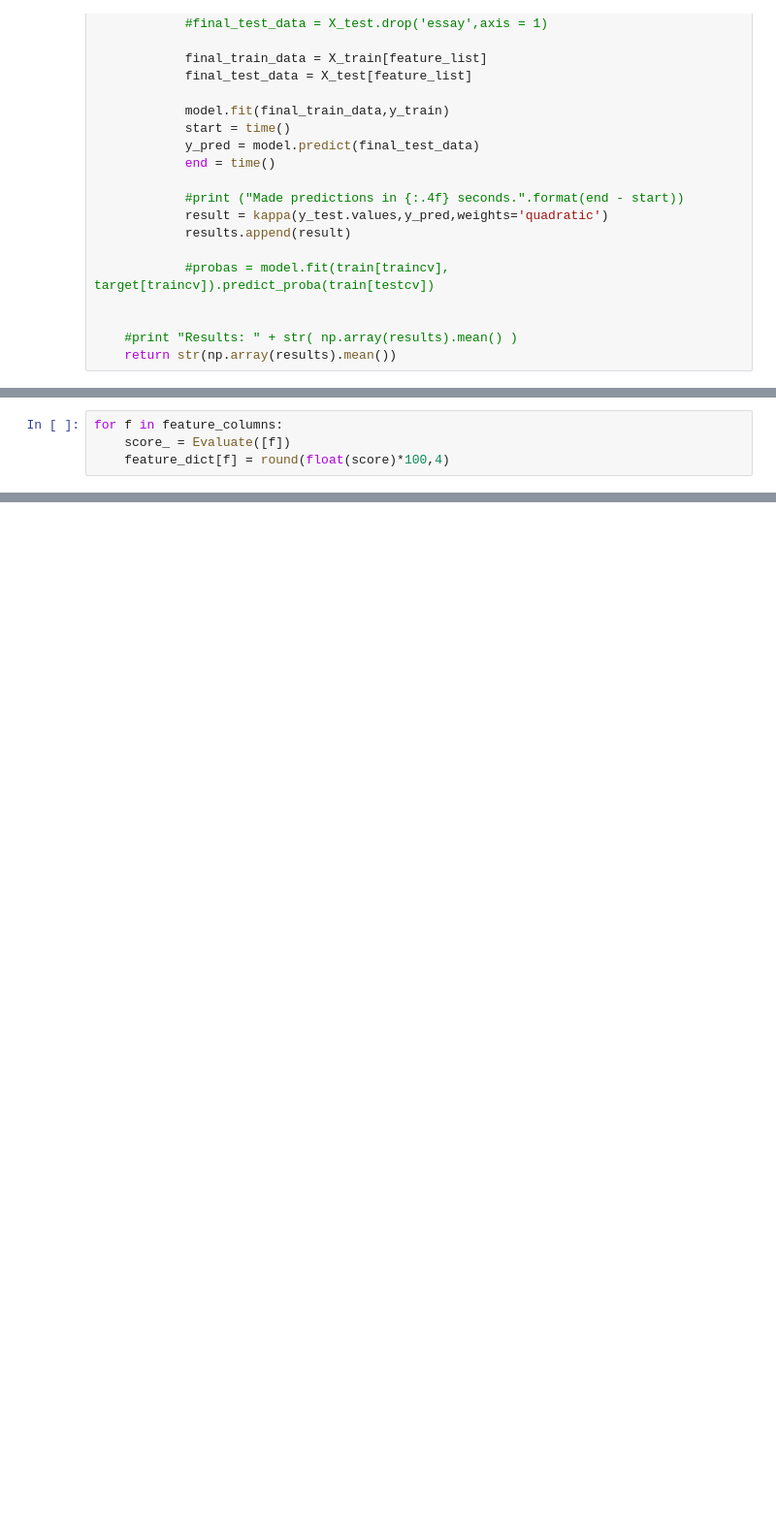
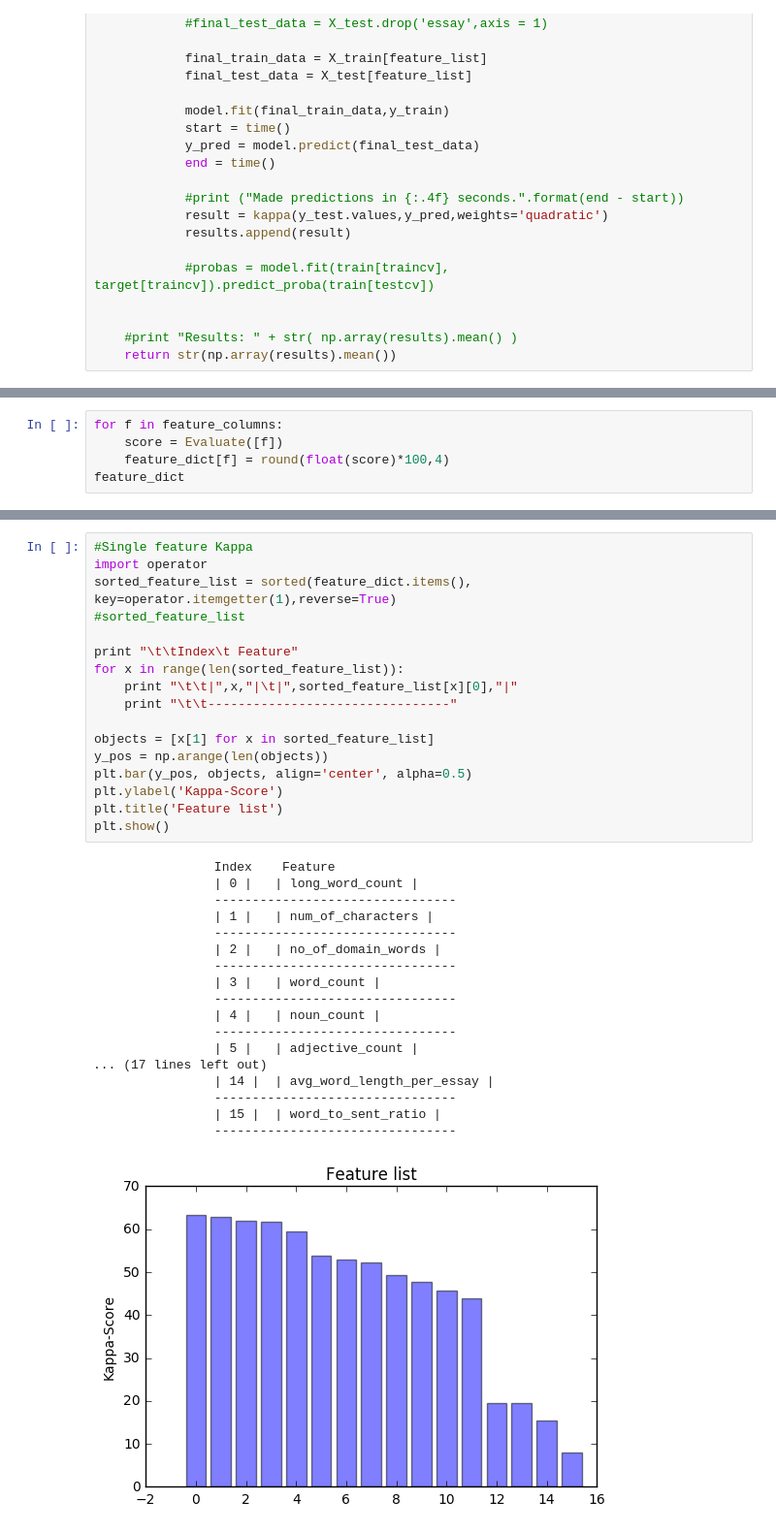
Before and after one commit to vasu5235/Kaggle-Automated-Essay-Checking-System, a Jupyter notebook: aes.ipynb, the cells around one changed output, grey strips where cells are left out. Shown at 97% size. Drawn from its saved outputs; the diff is of its cells as text; blank space fills up the shorter version.

Commit message:
Added Explanatory visualizations and References

```diff
--- a/aes.ipynb
+++ b/aes.ipynb
@@ -244,4 +227,5 @@ for i in feature_columns:
 # %%
 for f in feature_columns:
-    score_ = Evaluate([f])
+    score = Evaluate([f])
     feature_dict[f] = round(float(score)*100,4)
+feature_dict
@@ -253,3 +251,39 @@ sorted_feature_list
+# %%
+#Single feature Kappa
+import operator
+sorted_feature_list = sorted(feature_dict.items(), key=operator.itemgetter(1),reverse=True)
+#sorted_feature_list
+
+print "\t\tIndex\t Feature"
+for x in range(len(sorted_feature_list)):
+    print "\t\t|",x,"|\t|",sorted_feature_list[x][0],"|"
+    print "\t\t--------------------------------"
+
+objects = [x[1] for x in sorted_feature_list]
+y_pos = np.arange(len(objects))
+plt.bar(y_pos, objects, align='center', alpha=0.5)
+plt.ylabel('Kappa-Score')
+plt.title('Feature list')
+plt.show()
+# %% [output]
+                Index    Feature
+                | 0 |   | long_word_count |
+                --------------------------------
+                | 1 |   | num_of_characters |
+                --------------------------------
+                | 2 |   | no_of_domain_words |
+                --------------------------------
+                | 3 |   | word_count |
+                --------------------------------
+                | 4 |   | noun_count |
+                --------------------------------
+                | 5 |   | adjective_count |
+... (17 lines left out)
+                | 14 |  | avg_word_length_per_essay |
+                --------------------------------
+                | 15 |  | word_to_sent_ratio |
+                --------------------------------
+[figure, added]
 # %%
 #Forward feature selection.
 sorted_f = [i[0] for i in sorted_feature_list]
```
Also changed, not shown: parts of 21 cells of this notebook, 10 other files.
